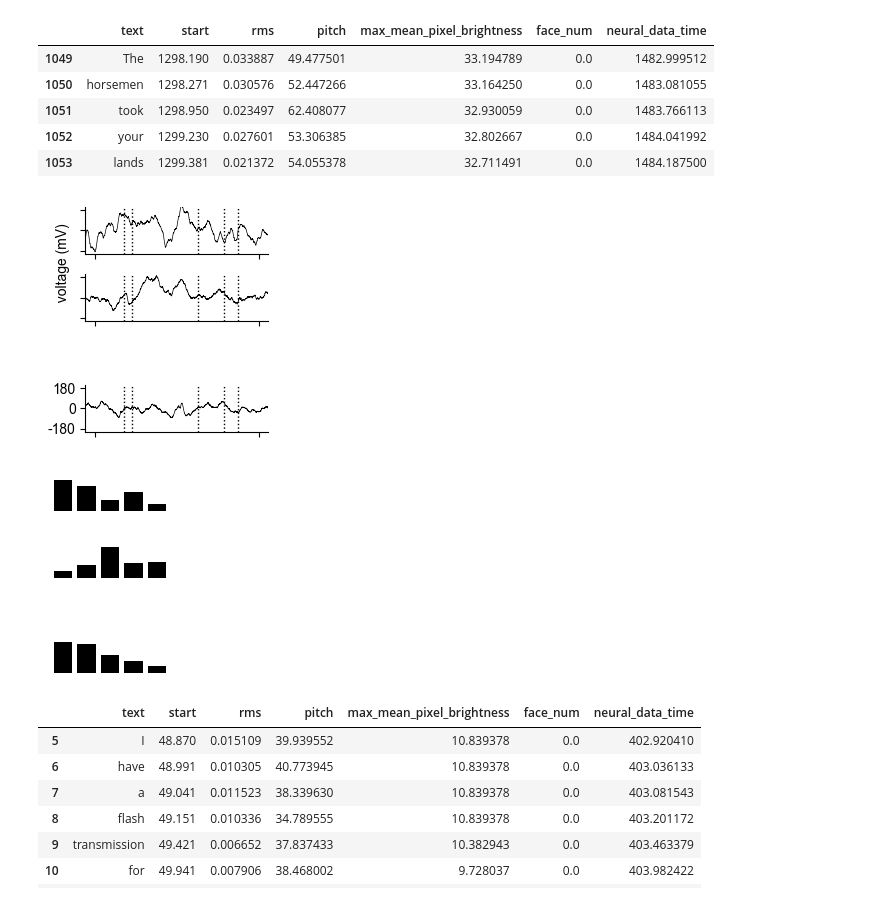
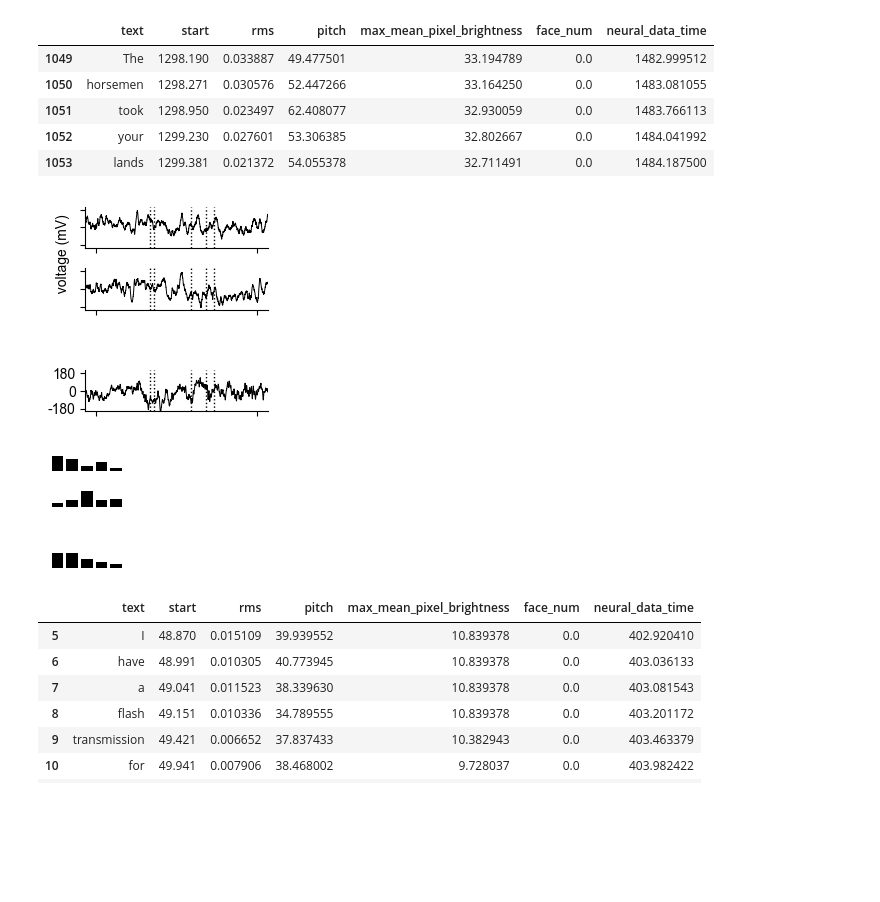
Before and after one commit to azaho/btbench, a Jupyter notebook: figure_overview_example_features_labels.ipynb, the cells around one changed output. Drawn from its saved outputs; the diff is of its cells as text; code cells hidden in the pictures; blank space fills up the shorter version.

Commit message:
updated figures

```diff
--- a/figure_overview_example_features_labels.ipynb
+++ b/figure_overview_example_features_labels.ipynb
@@ -36,57 +36,58 @@ all_words_df
 show_n_electrodes = 4
 show_electrodes = np.random.choice(subject.electrode_labels, show_n_electrodes)
 
-window_from = int(1482.6 * SAMPLING_RATE)
-window_to = int(1484.5 * SAMPLING_RATE)
+window_from = int(1481.8 * SAMPLING_RATE)
+window_to = int(1485.2 * SAMPLING_RATE)
 
 neural_data = []
 for electrode_label in show_electrodes:
     neural_data.append(subject.get_electrode_data(electrode_label, trial_id, window_from=window_from, window_to=window_to))
 neural_data = np.array(neural_data)
 # %%
-fig, axes = plt.subplots(show_n_electrodes, 1, figsize=(2.5, .65*show_n_electrodes), gridspec_kw={'height_ratios': [1, 1, 0.5, 1]})
+fig, axes = plt.subplots(show_n_electrodes, 1, figsize=(2.5, .6*show_n_electrodes), gridspec_kw={'height_ratios': [1, 1, 0.5, 1]})
 time = np.arange(window_from, window_to) / SAMPLING_RATE
 
 for i in range(show_n_electrodes):
     if i == 2:
         axes[i].axis('off')
         continue
-    axes[i].plot(time, neural_data[i], linewidth=.5, color='black')
+    axes[i].plot(time, neural_data[i], linewidth=.7, color='black')
     axes[i].set_ylabel(f'')
     #axes[i].set_xlim(time[0], time[-1])
     axes[i].set_xlim(window_from/SAMPLING_RATE, window_to/SAMPLING_RATE)
     axes[i].set_ylim(-210, 210)
     axes[i].set_yticks([-180, 0, 180])
     axes[i].set_yticklabels([])
     axes[i].spines['top'].set_visible(False)
     axes[i].spines['right'].set_visible(False)
     axes[i].spines['bottom'].set_visible(True)
     axes[i].spines['left'].set_visible(True)
     _percent_time = (window_to - window_from) * 0.05 / SAMPLING_RATE
     axes[i].set_xticks([window_from/SAMPLING_RATE+_percent_time, window_to/SAMPLING_RATE-_percent_time])
+    axes[i].set_xticks([1482, 1485])
     axes[i].set_xticklabels([])
     # Add vertical lines for word onsets
     for _, row in all_words_df.iterrows():
         axes[i].axvline(x=row['neural_data_time'], color='black', linestyle=':', alpha=1, linewidth=1)
 
     if i == 1:
         axes[i].set_ylabel('                  voltage (mV)')
 
 axes[-1].set_yticklabels([-180, 0, 180])
 #axes[-1].set_xlabel('time (seconds)')
 
 
 
 plt.tight_layout()
 plt.savefig('figures/example_neural_data.pdf', bbox_inches='tight', dpi=300)
 # %% [output]
-[figure, old version]
+[figure, new version]
 # %%
 all_words_df
 
 features = ['rms', 'pitch', 'face_num', 'max_mean_pixel_brightness']
 
-fig, axes = plt.subplots(len(features), 1, figsize=(1.6, 2.6), gridspec_kw={'height_ratios': [1, 1, 0, 1], 'hspace': 1})
+fig, axes = plt.subplots(len(features), 1, figsize=(1, 1.5), gridspec_kw={'height_ratios': [1, 1, .5, 1], 'hspace': 1})
 
 colors = ['black'] * len(features)
 x_values = np.arange(len(all_words_df))
@@ -109,7 +110,7 @@ for i, (feature, ax) in enumerate(zip(features, axes)):
 plt.tight_layout()
 plt.savefig('figures/example_features.pdf', bbox_inches='tight', dpi=300)
 # %% [output]
-[figure, old version]
+[figure, new version]
 # %%
 # %% [output]
 |  | text | start | rms | pitch | max_mean_pixel_brightness | face_num | neural_data_time |
```
Also changed, not shown: 2 other files.
